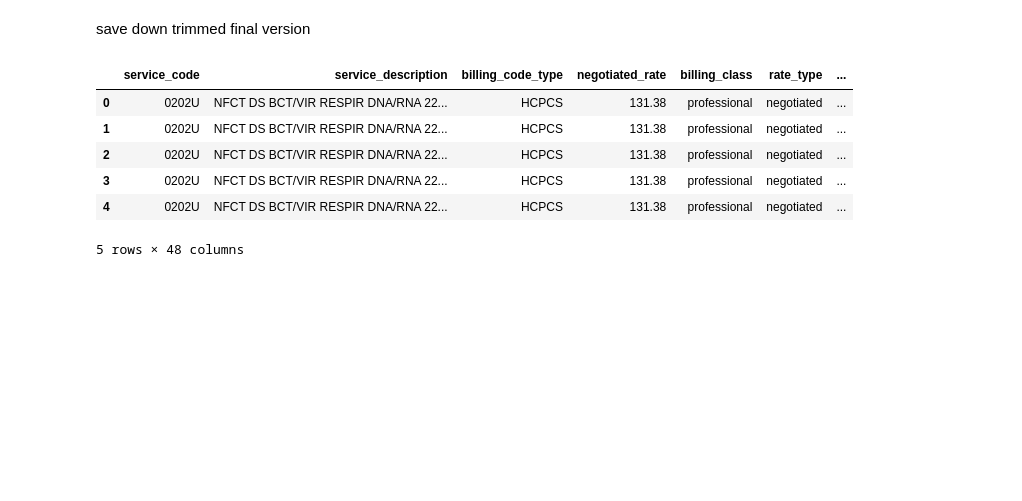
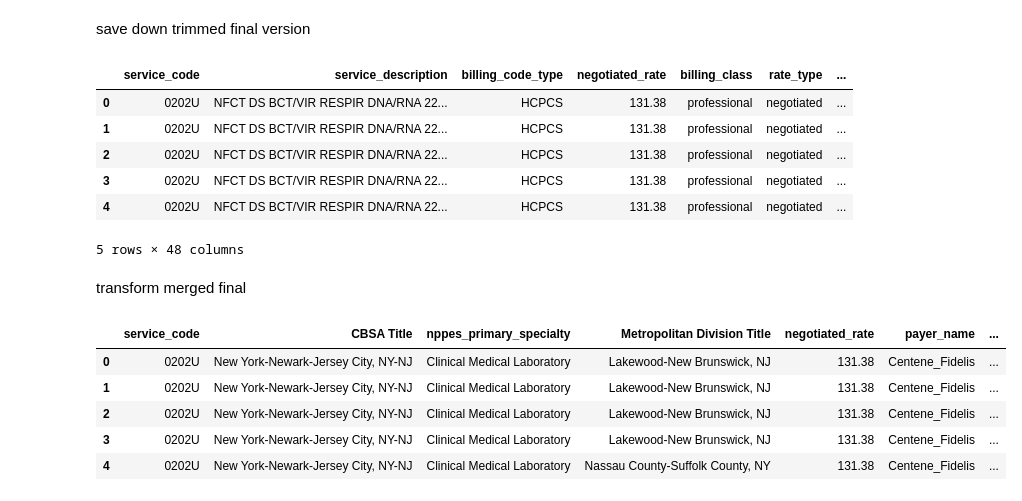
Before and after one commit to chrscato/bph-tic, a Jupyter notebook: scripts/transform_visual.ipynb, the cells around one changed output. Drawn from its saved outputs; the diff is of its cells as text; code cells hidden in the pictures; blank space fills up the shorter version.

```diff
--- a/scripts/transform_visual.ipynb
+++ b/scripts/transform_visual.ipynb
@@ -373,3 +388,61 @@ final_merged.head()
 | 3 | 0202U | NFCT DS BCT/VIR RESPIR DNA/RNA 22... | HCPCS | 131.38 | professional | negotiated | ... |
 | 4 | 0202U | NFCT DS BCT/VIR RESPIR DNA/RNA 22... | HCPCS | 131.38 | professional | negotiated | ... |
 5 rows × 48 columns
+# %% [markdown]
+transform merged final
+# %%
+# Target columns (based on S3 file structure)
+target_columns = [
+    'service_code',
+    'CBSA Title',
+    'nppes_primary_specialty',
+    'Metropolitan Division Title',
+    'negotiated_rate',
+    'payer_name',
+    'tin',
+    'npi',
+    'nppes_provider_name',
+    'nppes_address_street',
+    'nppes_address_city',
+    'nppes_address_state',
+    'nppes_address_zip',
+    'billing_class',
+    'service_description',
+    'Metropolitan/Micropolitan Statistical Area'
+]
+
+# Create a mapping in case column names differ in source
+column_mapping = {
+    'CBSA Title': 'CBSA Title',
+    'nppes_primary_specialty': 'nppes_primary_specialty',
+    'Metropolitan Division Title': 'Metropolitan Division Title',
+    'negotiated_rate': 'negotiated_rate',
+    'payer_name': 'payer_name',
+    'tin': 'tin',
+    'npi': 'npi',
+    'nppes_provider_name': 'nppes_provider_name',
+    'nppes_address_street': 'nppes_address_street',
+    'nppes_address_city': 'nppes_address_city',
+    'nppes_address_state': 'nppes_address_state',
+    'nppes_address_zip': 'nppes_address_zip',
+    'billing_class': 'billing_class',
+    'service_description': 'service_description',
+    'service_code': 'service_code',
+    'Metropolitan/Micropolitan Statistical Area': 'Metropolitan/Micropolitan Statistical Area',
+}
+
+# Subset and rename to target format
+upload_df = final_merged[list(column_mapping.values())].copy()
+upload_df = upload_df.rename(columns={v: k for k, v in column_mapping.items()})
+
+# Ensure column order
+upload_df = upload_df[target_columns]
+
+upload_df.head()
+# %% [output]
+|  | service_code | CBSA Title | nppes_primary_specialty | Metropolitan Division Title | negotiated_rate | payer_name | ... |
+| 0 | 0202U | New York-Newark-Jersey City, NY-NJ | Clinical Medical Laboratory | Lakewood-New Brunswick, NJ | 131.38 | Centene_Fidelis | ... |
+| 1 | 0202U | New York-Newark-Jersey City, NY-NJ | Clinical Medical Laboratory | Lakewood-New Brunswick, NJ | 131.38 | Centene_Fidelis | ... |
+| 2 | 0202U | New York-Newark-Jersey City, NY-NJ | Clinical Medical Laboratory | Lakewood-New Brunswick, NJ | 131.38 | Centene_Fidelis | ... |
+| 3 | 0202U | New York-Newark-Jersey City, NY-NJ | Clinical Medical Laboratory | Lakewood-New Brunswick, NJ | 131.38 | Centene_Fidelis | ... |
+| 4 | 0202U | New York-Newark-Jersey City, NY-NJ | Clinical Medical Laboratory | Nassau County-Suffolk County, NY | 131.38 | Centene_Fidelis | ... |
```
Also changed, not shown: parts of 12 cells of this notebook, 41 other files.
